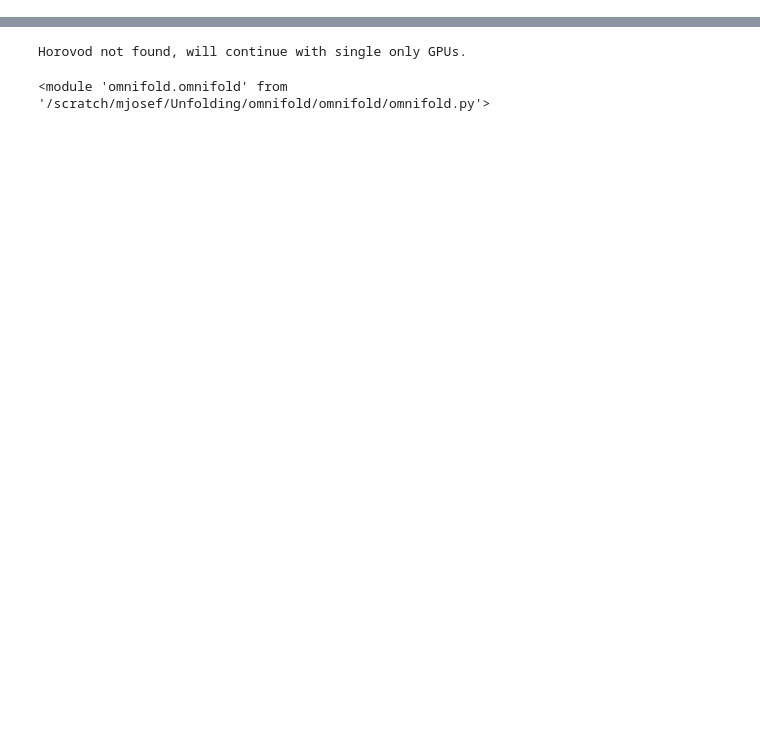
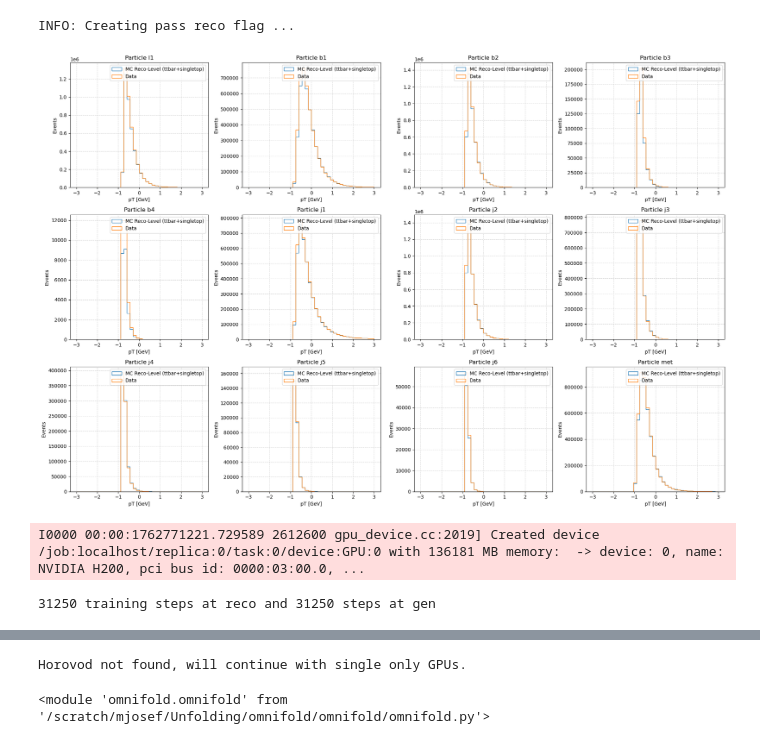
Before and after one commit to josefmurnauer/omnifold, a Jupyter notebook: Unfolding_WWbb_no_corrections.ipynb, the cells around one changed output, grey strips where cells are left out. Drawn from its saved outputs; the diff is of its cells as text; code cells hidden in the pictures; blank space fills up the shorter version.

Commit message:
Fixed unfolded with WWbb MC sample

```diff
--- a/Unfolding_WWbb_no_corrections.ipynb
+++ b/Unfolding_WWbb_no_corrections.ipynb
@@ -240,0 +164,68 @@ plt.show()
+# %%
+jet_scaler = JetScaler(mask_value=0.0)
+jet_scaler.fit(pythia_reco_train)
+X_pythia_reco_scaled = jet_scaler.transform(pythia_reco_train)
+X_pythia_truth_scaled = jet_scaler.transform(pythia_truth_train)
+X_data_scaled = jet_scaler.transform(data_array)
+Y_truth_scaled = jet_scaler.transform(pythia_truth_test)
+Y_reco_scaled = jet_scaler.transform(pythia_reco_test)
+# %%
+data_loader = DataLoader(reco = X_data_scaled, weight = data_subset['eventWeight'], normalize=False)
+
+pythia_loader = DataLoader(reco = X_pythia_reco_scaled, gen = X_pythia_truth_scaled, weight = pythia_train['eventWeight'],
+                           pass_reco = pythia_train['pass_reco'], pass_gen = pythia_train['pass_particle'], normalize=False)
+
+testset_loader = DataLoader(reco = pythia_reco_test, gen = pythia_truth_test, weight = pythia_test['eventWeight'],
+                           pass_reco = pythia_test['pass_reco'], pass_gen = pythia_test['pass_particle'], normalize=False)
+# %% [output]
+INFO: Creating pass reco flag ...
+# %%
+fig, axes = plt.subplots(3, 4, figsize=(20, 14))
+axes = axes.flatten()
+particles = ['l1', 'b1', 'b2', 'b3', 'b4', 'j1', 'j2', 'j3', 'j4', 'j5', 'j6', 'met']
+
+# --- Loop over all 12 particles ---
+for i in range(len(particles)):
+    ax = axes[i]
+
+    # Plot pt distributions
+    ax.hist(pythia_loader.reco[:, i, 0][pythia_loader.reco[:, i, 0]!=0], weights=(pythia_loader.weight*pythia_loader.pass_reco)[pythia_loader.reco[:, i, 0]!=0], bins=40, histtype='step', label='MC Reco-Level (ttbar+singletop)', range=[-3,3])
+    ax.hist(data_loader.reco[:, i, 0][data_loader.reco[:, i, 0]!=0], weights=data_loader.weight[data_loader.reco[:, i, 0]!=0], bins=40, histtype='step', label='Data', range=[-3,3])
+
+    ax.set_title(f"Particle {particles[i]}")
+    ax.set_xlabel("pT [GeV]")
+    ax.set_ylabel("Events")
+    ax.legend(loc="upper right")
+    ax.grid(True, linestyle='--', alpha=0.5)
+plt.tight_layout(rect=[0, 0, 1, 0.95])
+plt.show()
+# %% [output]
+[figure, added]
+# %%
+ndim = 4 # 4 features: pt, eta, phi, mass
+npart = 12 # 14 particles: l1, b1-4, j1-6, met
+
+model1 = PET.PET(num_feat = 4, num_part = 12, local=False)
+model2 = PET.PET(num_feat = 4, num_part = 12, local=False)
+# %% [output]
+I0000 00:00:1762771221.729589 2612600 gpu_device.cc:2019] Created device /job:localhost/replica:0/task:0/device:GPU:0 with 136181 MB memory:  -> device: 0, name: NVIDIA H200, pci bus id: 0000:03:00.0, ...
+# %%
+omnifold_name = "pythiaWWbb_vs_real-data-5_iter-2M_evts_12"
+weight_folder = '/scratch/mjosef/Unfolding/omnifold/weights_pythia_WWbbvsDATA'
+
+omnifold = omnifold_routine.MultiFold(
+    omnifold_name,
+    model1, # model_reco
+    model2, # model_gen
+    data_loader, # data
+    pythia_loader, # MC
+    batch_size = 128,
+    niter = 5,  #Number of Iterations
+    epochs=100,
+    weights_folder = weight_folder,
+    verbose = True,
+    early_stop=5,
+    lr = 5e-6,
+)
+# %% [output]
+31250 training steps at reco and 31250 steps at gen
```
Also changed, not shown: parts of 31 cells of this notebook.
